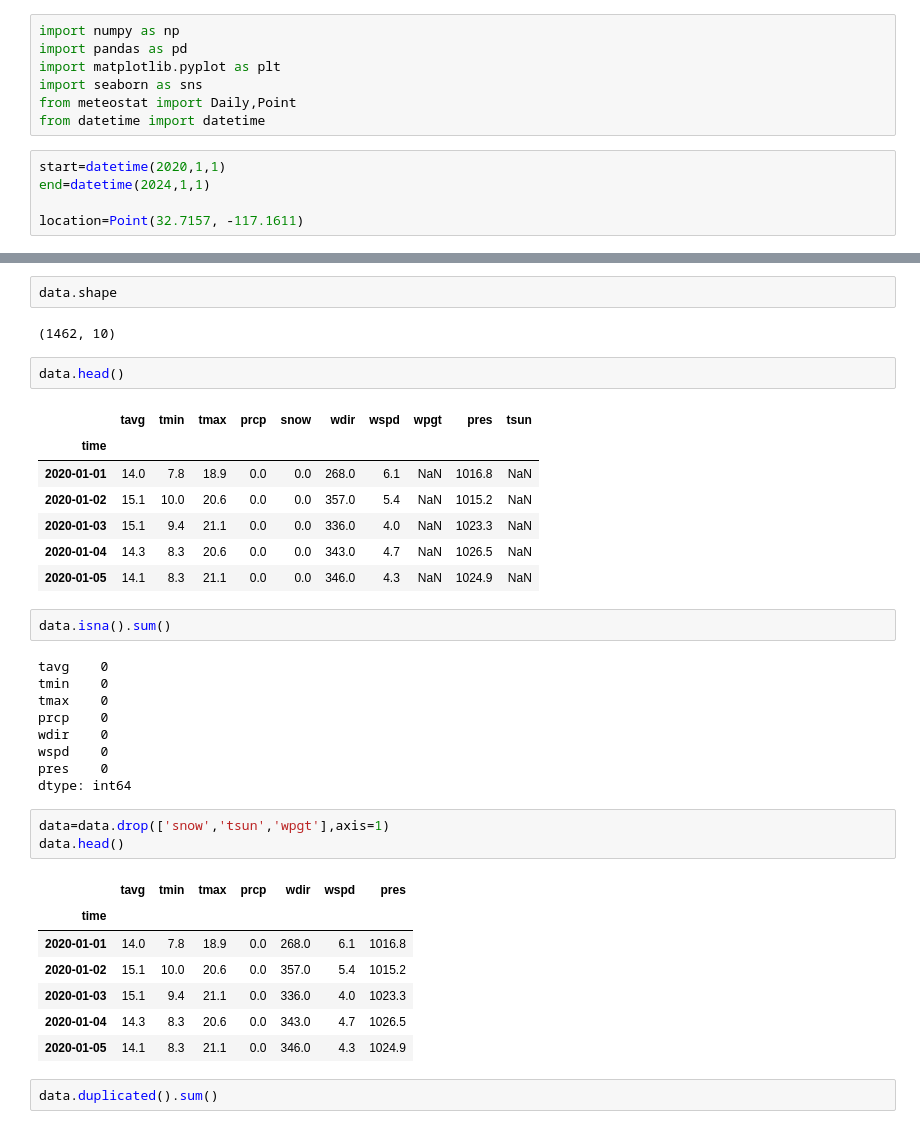
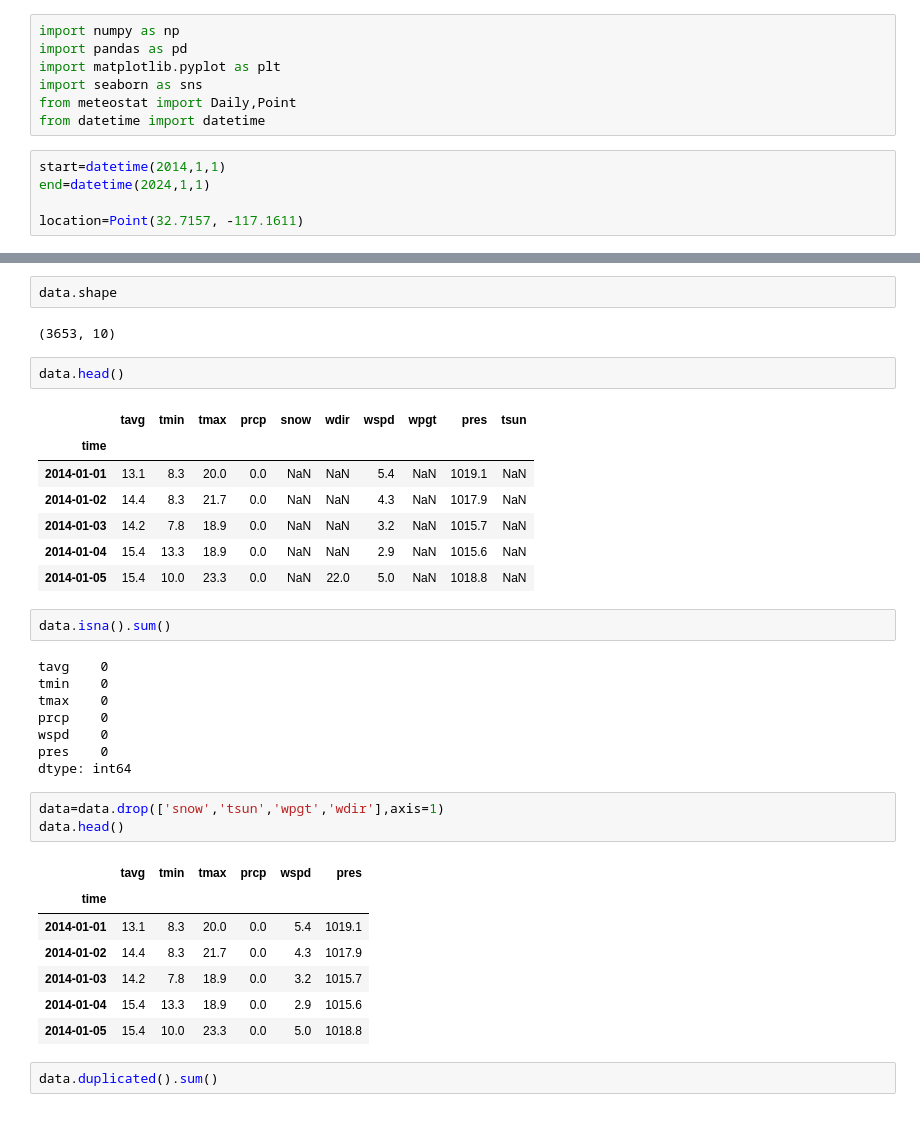
Before and after one commit to aymanfen/DeepLearningProject, a Jupyter notebook: Data.ipynb, the cells around one changed output, grey strips where cells are left out. Drawn from its saved outputs; the diff is of its cells as text.

```diff
--- a/Data.ipynb
+++ b/Data.ipynb
@@ -6,7 +6,7 @@ import seaborn as sns
 from meteostat import Daily,Point
 from datetime import datetime
 # %%
-start=datetime(2020,1,1)
+start=datetime(2014,1,1)
 end=datetime(2024,1,1)
 
 location=Point(32.7157, -117.1611)
@@ -25,17 +16,17 @@ data.head()
 # %%
 data.shape
 # %% [output]
-(1462, 10)
+(3653, 10)
 # %%
 data.head()
 # %% [output]
 |  | tavg | tmin | tmax | prcp | snow | wdir | wspd | wpgt | pres | tsun |
 | time |  |  |  |  |  |  |  |  |  |  |
-| 2020-01-01 | 14.0 | 7.8 | 18.9 | 0.0 | 0.0 | 268.0 | 6.1 | NaN | 1016.8 | NaN |
-| 2020-01-02 | 15.1 | 10.0 | 20.6 | 0.0 | 0.0 | 357.0 | 5.4 | NaN | 1015.2 | NaN |
-| 2020-01-03 | 15.1 | 9.4 | 21.1 | 0.0 | 0.0 | 336.0 | 4.0 | NaN | 1023.3 | NaN |
-| 2020-01-04 | 14.3 | 8.3 | 20.6 | 0.0 | 0.0 | 343.0 | 4.7 | NaN | 1026.5 | NaN |
-| 2020-01-05 | 14.1 | 8.3 | 21.1 | 0.0 | 0.0 | 346.0 | 4.3 | NaN | 1024.9 | NaN |
+| 2014-01-01 | 13.1 | 8.3 | 20.0 | 0.0 | NaN | NaN | 5.4 | NaN | 1019.1 | NaN |
+| 2014-01-02 | 14.4 | 8.3 | 21.7 | 0.0 | NaN | NaN | 4.3 | NaN | 1017.9 | NaN |
+| 2014-01-03 | 14.2 | 7.8 | 18.9 | 0.0 | NaN | NaN | 3.2 | NaN | 1015.7 | NaN |
+| 2014-01-04 | 15.4 | 13.3 | 18.9 | 0.0 | NaN | NaN | 2.9 | NaN | 1015.6 | NaN |
+| 2014-01-05 | 15.4 | 10.0 | 23.3 | 0.0 | NaN | 22.0 | 5.0 | NaN | 1018.8 | NaN |
 # %%
 data.isna().sum()
 # %% [output]
@@ -43,21 +34,20 @@ tavg    0
 tmin    0
 tmax    0
 prcp    0
-wdir    0
 wspd    0
 pres    0
 dtype: int64
 # %%
-data=data.drop(['snow','tsun','wpgt'],axis=1)
+data=data.drop(['snow','tsun','wpgt','wdir'],axis=1)
 data.head()
 # %% [output]
-|  | tavg | tmin | tmax | prcp | wdir | wspd | pres |
-| time |  |  |  |  |  |  |  |
-| 2020-01-01 | 14.0 | 7.8 | 18.9 | 0.0 | 268.0 | 6.1 | 1016.8 |
-| 2020-01-02 | 15.1 | 10.0 | 20.6 | 0.0 | 357.0 | 5.4 | 1015.2 |
-| 2020-01-03 | 15.1 | 9.4 | 21.1 | 0.0 | 336.0 | 4.0 | 1023.3 |
-| 2020-01-04 | 14.3 | 8.3 | 20.6 | 0.0 | 343.0 | 4.7 | 1026.5 |
-| 2020-01-05 | 14.1 | 8.3 | 21.1 | 0.0 | 346.0 | 4.3 | 1024.9 |
+|  | tavg | tmin | tmax | prcp | wspd | pres |
+| time |  |  |  |  |  |  |
+| 2014-01-01 | 13.1 | 8.3 | 20.0 | 0.0 | 5.4 | 1019.1 |
+| 2014-01-02 | 14.4 | 8.3 | 21.7 | 0.0 | 4.3 | 1017.9 |
+| 2014-01-03 | 14.2 | 7.8 | 18.9 | 0.0 | 3.2 | 1015.7 |
+| 2014-01-04 | 15.4 | 13.3 | 18.9 | 0.0 | 2.9 | 1015.6 |
+| 2014-01-05 | 15.4 | 10.0 | 23.3 | 0.0 | 5.0 | 1018.8 |
 # %%
 data.duplicated().sum()
 # %% [output]
```
Also changed, not shown: parts of 3 cells of this notebook.
